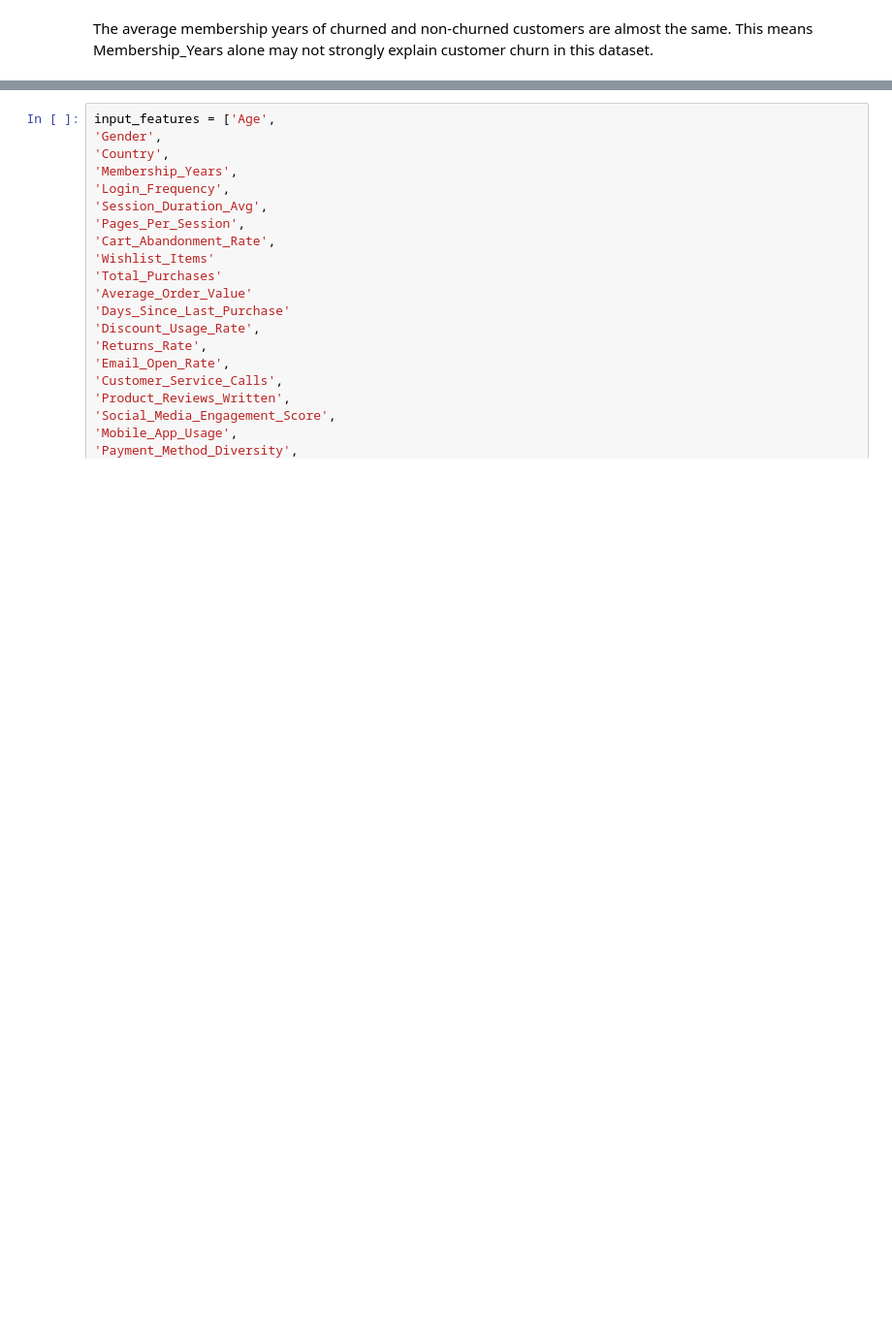
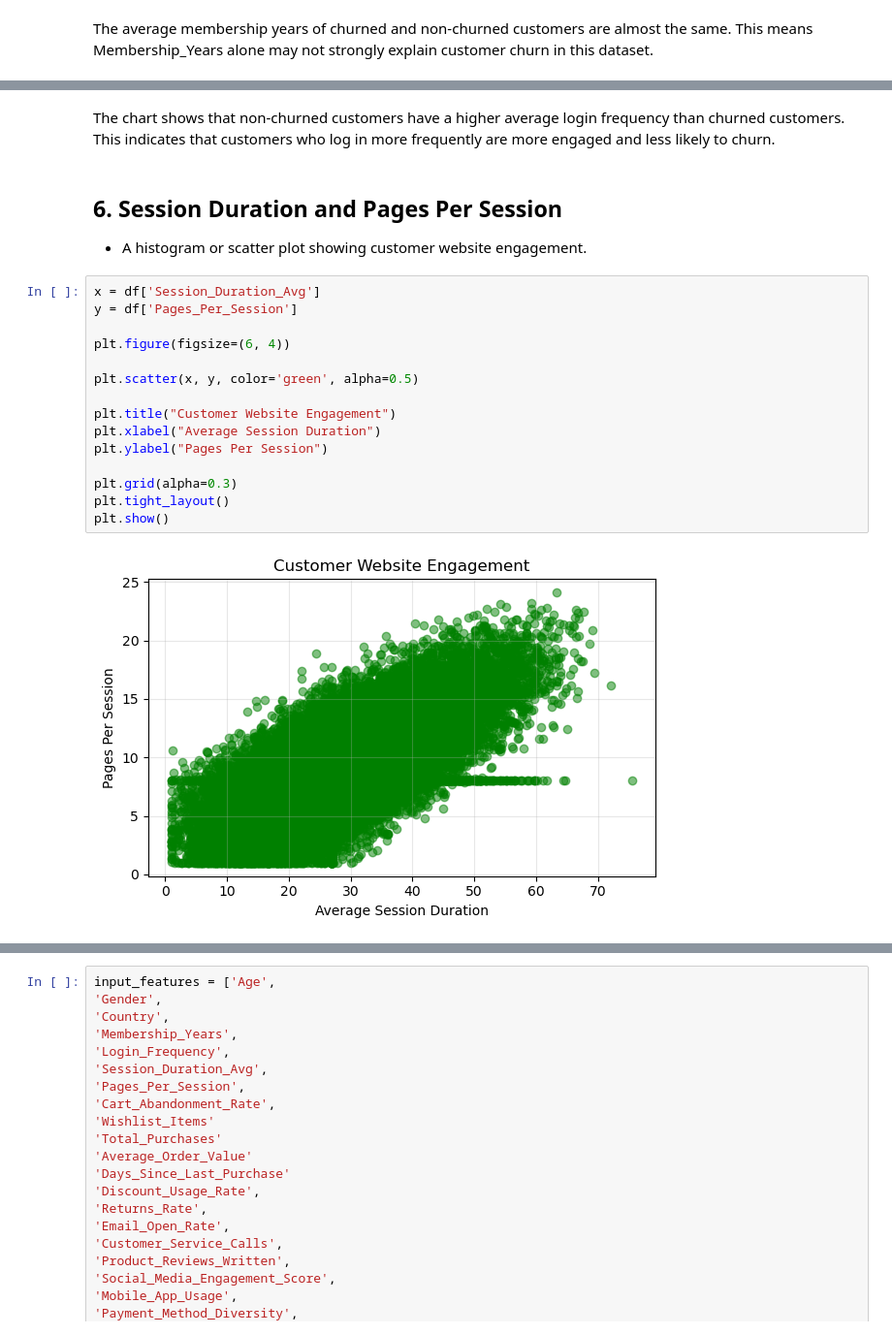
Before and after one commit to pinkimahato9814-afk/Final_project_Customer-Mind-360, a Jupyter notebook: notebooks/01_data_understanding_cleanng.ipynb, the cells around one changed output, grey strips where cells are left out. Shown at 97% size. Saved outputs shown, nothing was run; the diff lists cells and outputs as text; blank space fills up the shorter version.

```diff
--- a/notebooks/01_data_understanding_cleanng.ipynb
+++ b/notebooks/01_data_understanding_cleanng.ipynb
@@ -665,0 +679,23 @@ The average membership years of churned and non-churned customers are almost the
+# %% [markdown]
+The chart shows that non-churned customers have a higher average login frequency than churned customers.
+This indicates that customers who log in more frequently are more engaged and less likely to churn.
+# %% [markdown]
+## 6. Session Duration and Pages Per Session
+- A histogram or scatter plot showing customer website engagement.
+# %%
+x = df['Session_Duration_Avg']
+y = df['Pages_Per_Session']
+
+plt.figure(figsize=(6, 4))
+
+plt.scatter(x, y, color='green', alpha=0.5)
+
+plt.title("Customer Website Engagement")
+plt.xlabel("Average Session Duration")
+plt.ylabel("Pages Per Session")
+
+plt.grid(alpha=0.3)
+plt.tight_layout()
+plt.show()
+# %% [output]
+[figure, added]
```
Also changed, not shown: parts of 15 cells of this notebook, 1 other file.
